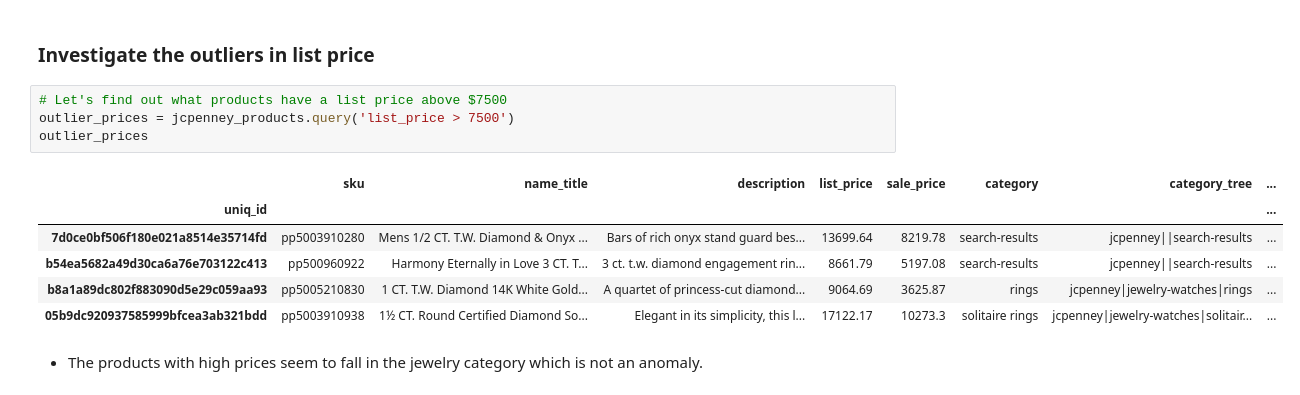
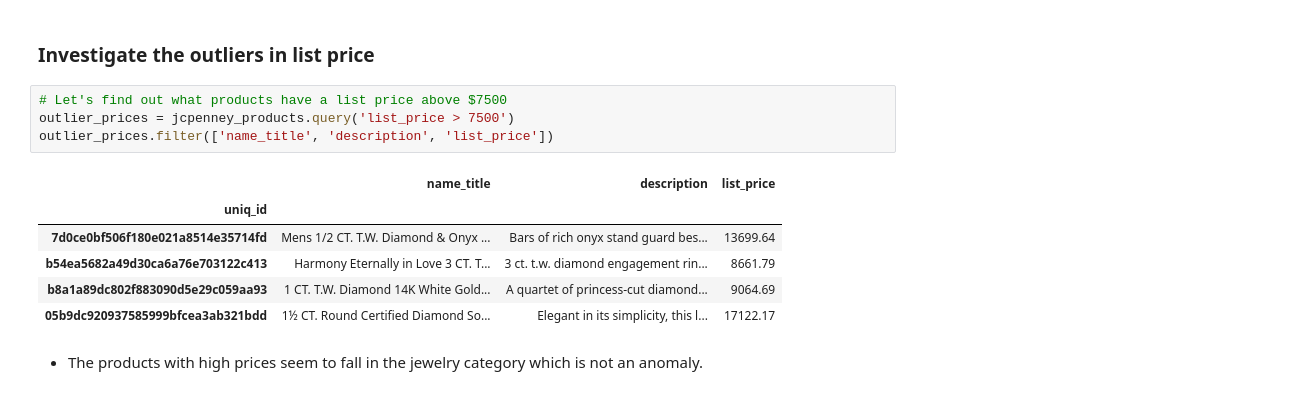
Before and after one commit to Kirera-Wainaina/data-manipulation-class-assignment, a Jupyter notebook: 3367315_BD2.ipynb, the cells around one changed output. Drawn from its saved outputs; the diff is of its cells as text.

```diff
--- a/3367315_BD2.ipynb
+++ b/3367315_BD2.ipynb
@@ -507,14 +507,14 @@ total_number_reviews_ax.set_title('Total Number Reviews');
 # %%
 # Let's find out what products have a list price above $7500
 outlier_prices = jcpenney_products.query('list_price > 7500')
-outlier_prices
+outlier_prices.filter(['name_title', 'description', 'list_price'])
 # %% [output]
-|  | sku | name_title | description | list_price | sale_price | category | category_tree | ... |
-| uniq_id |  |  |  |  |  |  |  | ... |
-| 7d0ce0bf506f180e021a8514e35714fd | pp5003910280 | Mens 1/2 CT. T.W. Diamond & Onyx ... | Bars of rich onyx stand guard bes... | 13699.64 | 8219.78 | search-results | jcpenney||search-results | ... |
-| b54ea5682a49d30ca6a76e703122c413 | pp500960922 | Harmony Eternally in Love 3 CT. T... | 3 ct. t.w. diamond engagement rin... | 8661.79 | 5197.08 | search-results | jcpenney||search-results | ... |
-| b8a1a89dc802f883090d5e29c059aa93 | pp5005210830 | 1 CT. T.W. Diamond 14K White Gold... | A quartet of princess-cut diamond... | 9064.69 | 3625.87 | rings | jcpenney|jewelry-watches|rings | ... |
-| 05b9dc920937585999bfcea3ab321bdd | pp5003910938 | 1½ CT. Round Certified Diamond So... | Elegant in its simplicity, this l... | 17122.17 | 10273.3 | solitaire rings | jcpenney|jewelry-watches|solitair... | ... |
+|  | name_title | description | list_price |
+| uniq_id |  |  |  |
+| 7d0ce0bf506f180e021a8514e35714fd | Mens 1/2 CT. T.W. Diamond & Onyx ... | Bars of rich onyx stand guard bes... | 13699.64 |
+| b54ea5682a49d30ca6a76e703122c413 | Harmony Eternally in Love 3 CT. T... | 3 ct. t.w. diamond engagement rin... | 8661.79 |
+| b8a1a89dc802f883090d5e29c059aa93 | 1 CT. T.W. Diamond 14K White Gold... | A quartet of princess-cut diamond... | 9064.69 |
+| 05b9dc920937585999bfcea3ab321bdd | 1½ CT. Round Certified Diamond So... | Elegant in its simplicity, this l... | 17122.17 |
 # %% [markdown]
 - The products with high prices seem to fall in the jewelry category which is not an anomaly.
 # %% [markdown]
```
Also changed, not shown: parts of 4 cells of this notebook.
